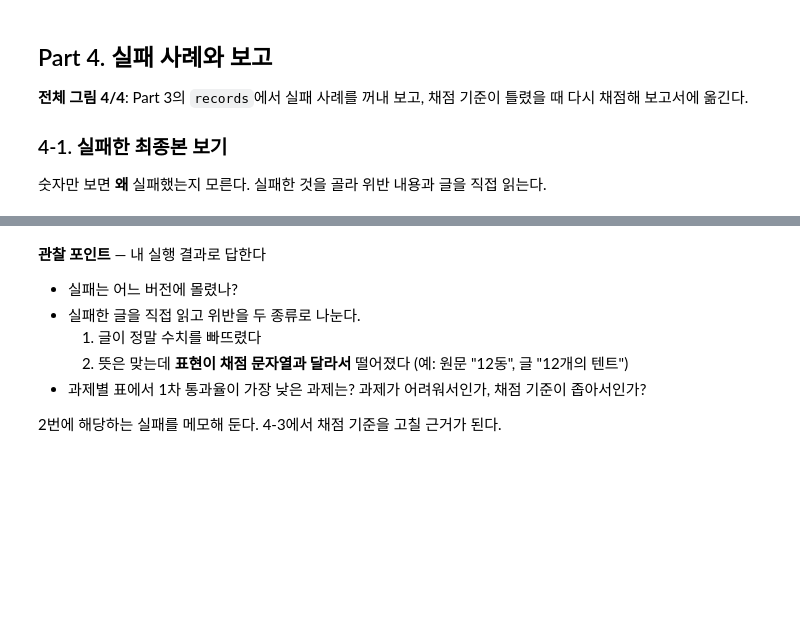
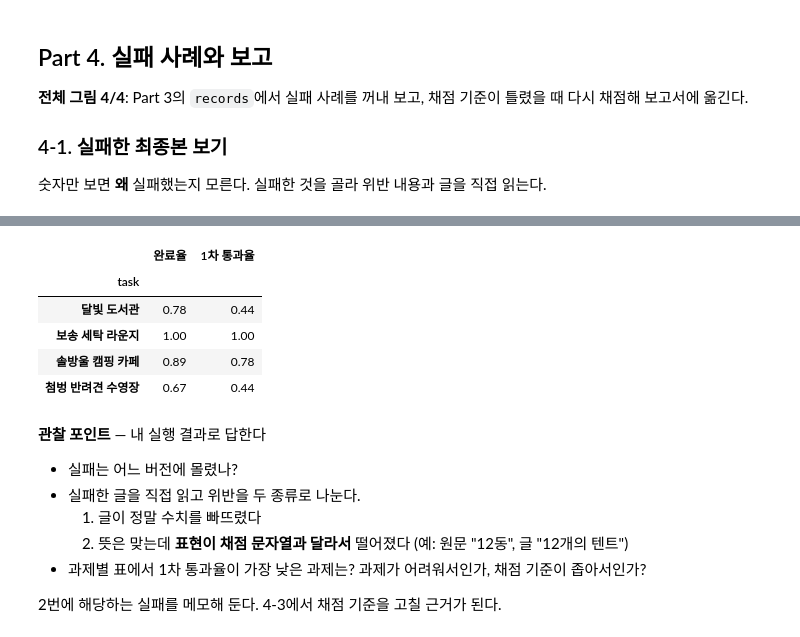
Before and after one commit to Kyeongrak-Choi/AI-Orchestration-Lab, a Jupyter notebook: 7.agent-dev/notebooks/Day05-보충-팀시험하네스-자율-실습.ipynb, the cells around one changed output, grey strips where cells are left out. Cells and saved outputs as stored; diff of their text form; code cells hidden in the pictures; blank space fills up the shorter version.

```diff
--- a/7.agent-dev/notebooks/Day05-보충-팀시험하네스-자율-실습.ipynb
+++ b/7.agent-dev/notebooks/Day05-보충-팀시험하네스-자율-실습.ipynb
@@ -255,7 +403,25 @@ print(len(records), "건 기록 — 통과")
 # %%
 # TODO: 과제별 표 by_task를 만드세요. 어느 과제가 어려웠는지 봅니다.
 #   - task로 묶어 passed · first_pass의 평균, 소수 둘째 자리
 #   - 열 이름은 "완료율", "1차 통과율"
+
+by_task = (
+    df.groupby("task")[["passed", "first_pass"]]
+    .mean()
+    .round(2)
+    .rename(columns={
+        "passed": "완료율",
+        "first_pass": "1차 통과율",
+    })
+)
+by_task
+# %% [output]
+|  | 완료율 | 1차 통과율 |
+| task |  |  |
+| 달빛 도서관 | 0.78 | 0.44 |
+| 보송 세탁 라운지 | 1.00 | 1.00 |
+| 솔방울 캠핑 카페 | 0.89 | 0.78 |
+| 첨벙 반려견 수영장 | 0.67 | 0.44 |
 # %% [markdown]
 **관찰 포인트** — 내 실행 결과로 답한다
 
```
Also changed, not shown: parts of 14 cells of this notebook, 1 other file.
